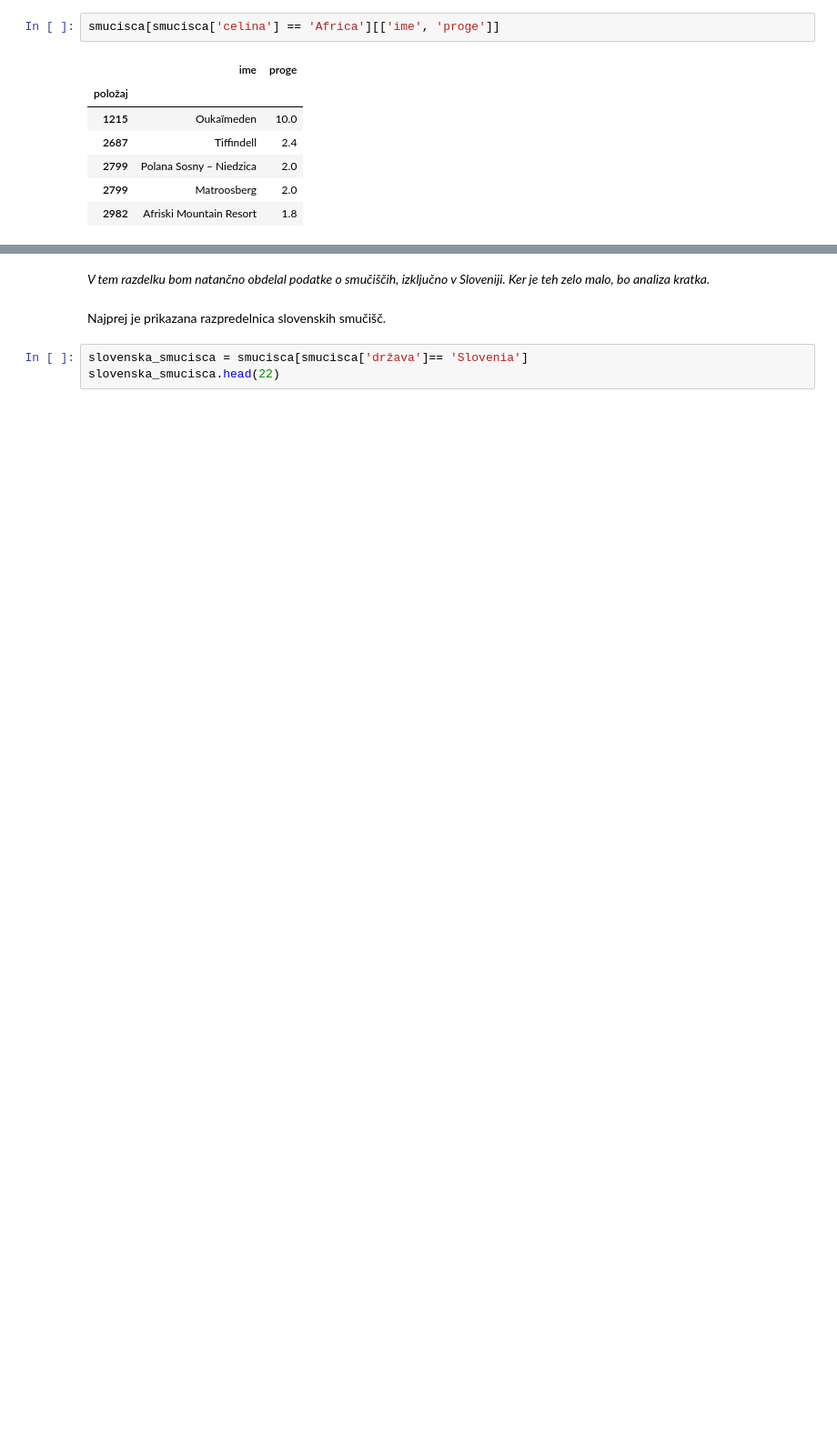
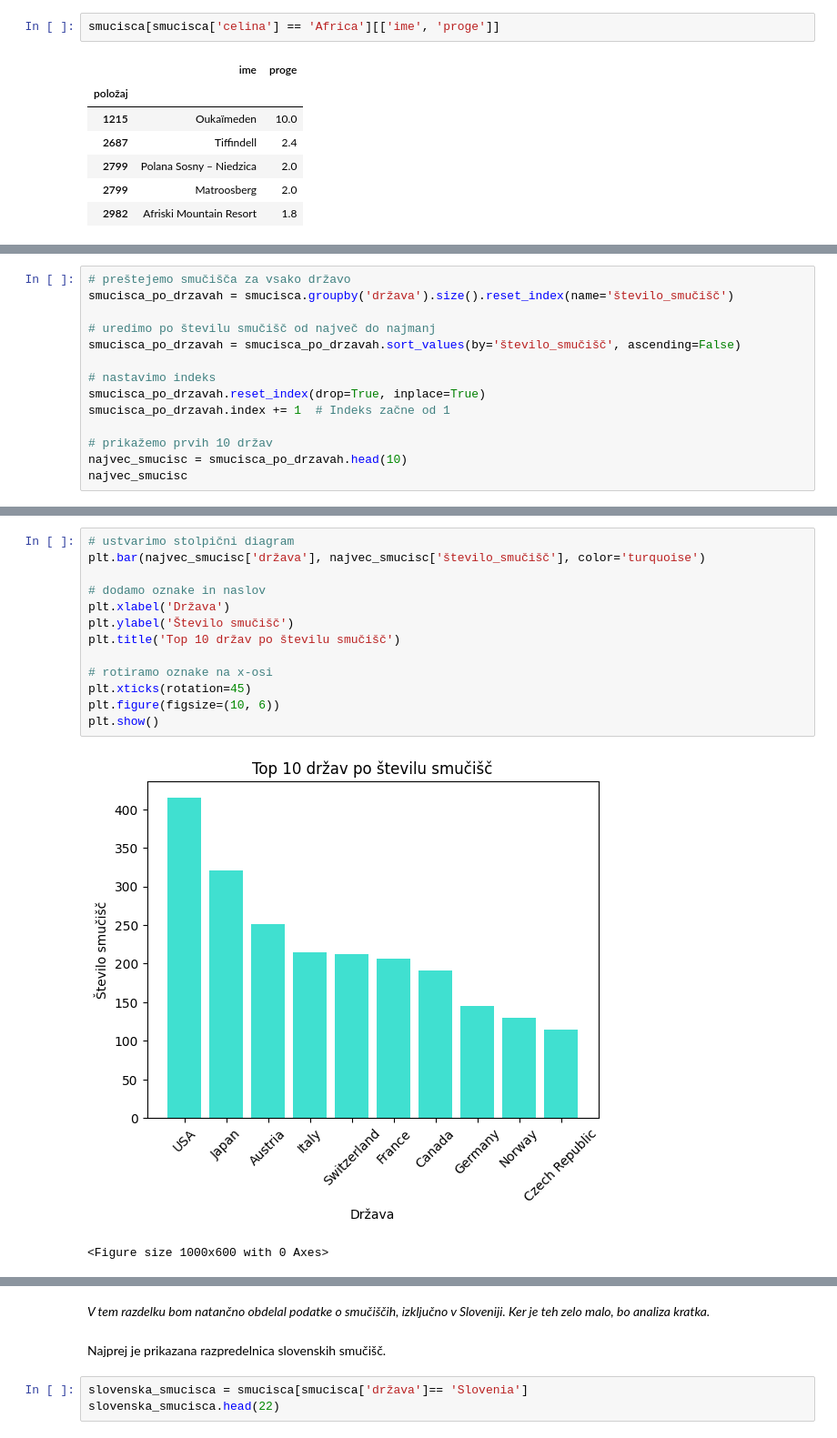
Before and after one commit to NejcZibret/ProjektnaNaloga2024, a Jupyter notebook: analiza.ipynb, the cells around one changed output, grey strips where cells are left out. Shown at 91% size. Drawn from its saved outputs; the diff is of its cells as text; blank space fills up the shorter version.

```diff
--- a/analiza.ipynb
+++ b/analiza.ipynb
@@ -86,0 +82,14 @@ smucisca[smucisca['celina'] == 'Africa'][['ime', 'proge']]
+# %%
+# preštejemo smučišča za vsako državo
+smucisca_po_drzavah = smucisca.groupby('država').size().reset_index(name='število_smučišč')
+
+# uredimo po številu smučišč od največ do najmanj
+smucisca_po_drzavah = smucisca_po_drzavah.sort_values(by='število_smučišč', ascending=False)
+
+# nastavimo indeks
+smucisca_po_drzavah.reset_index(drop=True, inplace=True)
+smucisca_po_drzavah.index += 1  # Indeks začne od 1
+
+# prikažemo prvih 10 držav
+najvec_smucisc = smucisca_po_drzavah.head(10)
+najvec_smucisc
@@ -86,0 +108,16 @@ smucisca[smucisca['celina'] == 'Africa'][['ime', 'proge']]
+# %%
+# ustvarimo stolpični diagram
+plt.bar(najvec_smucisc['država'], najvec_smucisc['število_smučišč'], color='turquoise')
+
+# dodamo oznake in naslov
+plt.xlabel('Država')
+plt.ylabel('Število smučišč')
+plt.title('Top 10 držav po številu smučišč')
+
+# rotiramo oznake na x-osi
+plt.xticks(rotation=45)
+plt.figure(figsize=(10, 6))
+plt.show()
+# %% [output]
+[figure, added]
+<Figure size 1000x600 with 0 Axes>
```
Also changed, not shown: parts of 20 cells of this notebook, 3 other files.
